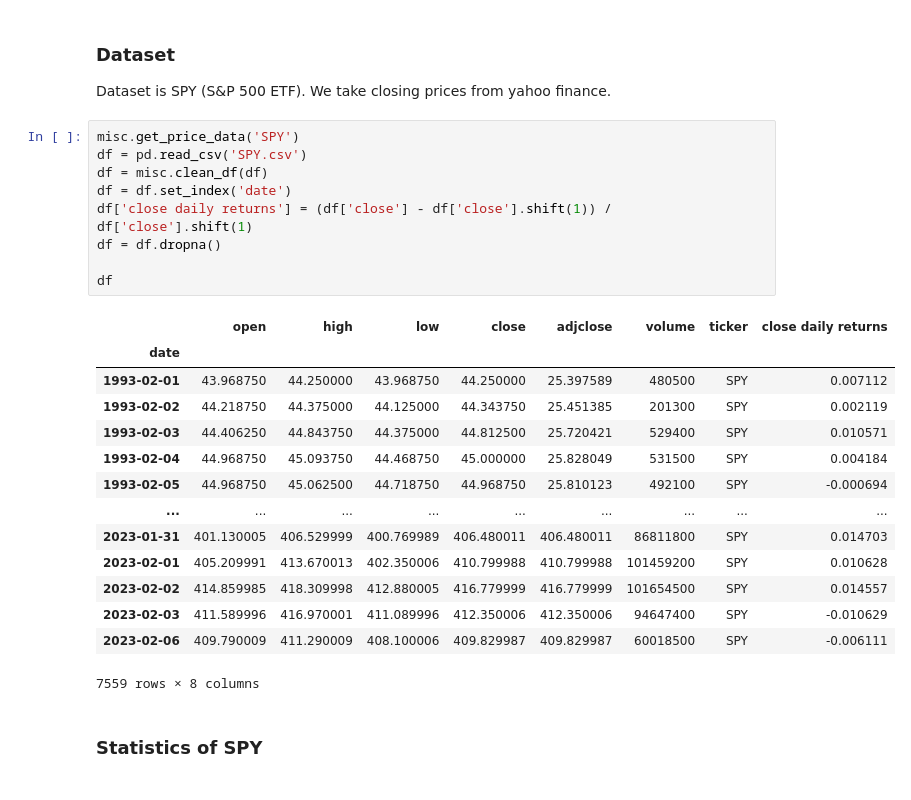
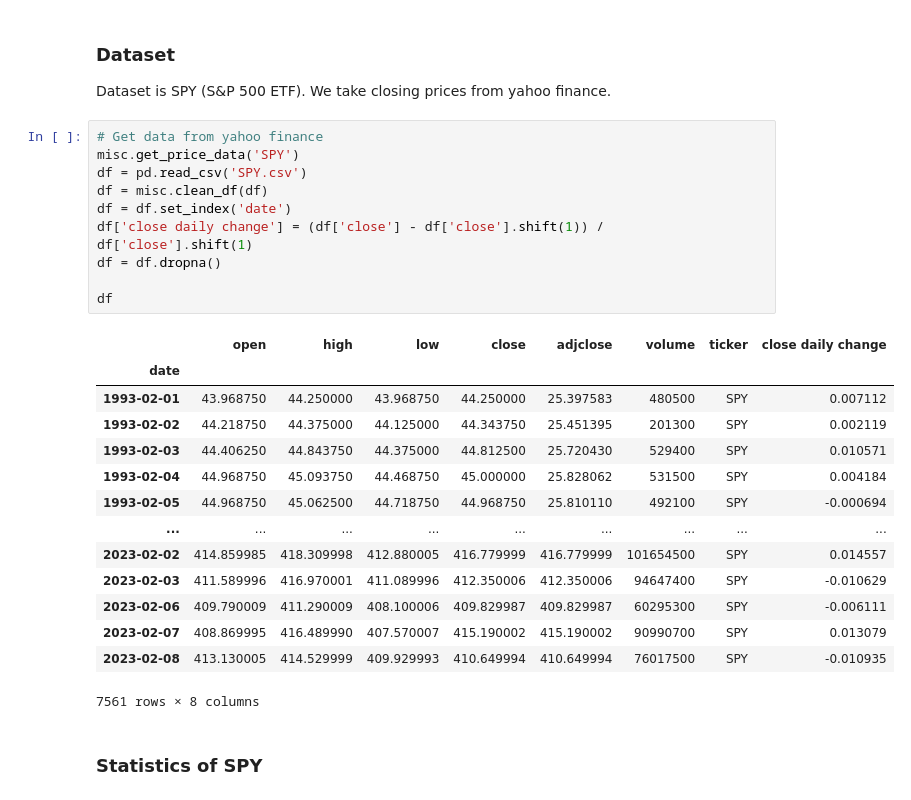
Before and after one commit to ag3nt3154/Quantitative_Finance_Modelling, a Jupyter notebook: Simulation of Strategies/MAIN.ipynb, the cells around one changed output. Cells and saved outputs as stored; diff of their text form.

```diff
--- a/Simulation of Strategies/MAIN.ipynb
+++ b/Simulation of Strategies/MAIN.ipynb
@@ -23,29 +23,30 @@ pd.options.display.max_rows=100
 ### Dataset
 Dataset is SPY (S&P 500 ETF). We take closing prices from yahoo finance.
 # %%
+# Get data from yahoo finance
 misc.get_price_data('SPY')
 df = pd.read_csv('SPY.csv')
 df = misc.clean_df(df)
 df = df.set_index('date')
-df['close daily returns'] = (df['close'] - df['close'].shift(1)) / df['close'].shift(1)
+df['close daily change'] = (df['close'] - df['close'].shift(1)) / df['close'].shift(1)
 df = df.dropna()
 
 df
 # %% [output]
-|  | open | high | low | close | adjclose | volume | ticker | close daily returns |
+|  | open | high | low | close | adjclose | volume | ticker | close daily change |
 | date |  |  |  |  |  |  |  |  |
-| 1993-02-01 | 43.968750 | 44.250000 | 43.968750 | 44.250000 | 25.397589 | 480500 | SPY | 0.007112 |
-| 1993-02-02 | 44.218750 | 44.375000 | 44.125000 | 44.343750 | 25.451385 | 201300 | SPY | 0.002119 |
-| 1993-02-03 | 44.406250 | 44.843750 | 44.375000 | 44.812500 | 25.720421 | 529400 | SPY | 0.010571 |
-| 1993-02-04 | 44.968750 | 45.093750 | 44.468750 | 45.000000 | 25.828049 | 531500 | SPY | 0.004184 |
-| 1993-02-05 | 44.968750 | 45.062500 | 44.718750 | 44.968750 | 25.810123 | 492100 | SPY | -0.000694 |
+| 1993-02-01 | 43.968750 | 44.250000 | 43.968750 | 44.250000 | 25.397583 | 480500 | SPY | 0.007112 |
+| 1993-02-02 | 44.218750 | 44.375000 | 44.125000 | 44.343750 | 25.451395 | 201300 | SPY | 0.002119 |
+| 1993-02-03 | 44.406250 | 44.843750 | 44.375000 | 44.812500 | 25.720430 | 529400 | SPY | 0.010571 |
+| 1993-02-04 | 44.968750 | 45.093750 | 44.468750 | 45.000000 | 25.828062 | 531500 | SPY | 0.004184 |
+| 1993-02-05 | 44.968750 | 45.062500 | 44.718750 | 44.968750 | 25.810110 | 492100 | SPY | -0.000694 |
 | ... | ... | ... | ... | ... | ... | ... | ... | ... |
-| 2023-01-31 | 401.130005 | 406.529999 | 400.769989 | 406.480011 | 406.480011 | 86811800 | SPY | 0.014703 |
-| 2023-02-01 | 405.209991 | 413.670013 | 402.350006 | 410.799988 | 410.799988 | 101459200 | SPY | 0.010628 |
 | 2023-02-02 | 414.859985 | 418.309998 | 412.880005 | 416.779999 | 416.779999 | 101654500 | SPY | 0.014557 |
 | 2023-02-03 | 411.589996 | 416.970001 | 411.089996 | 412.350006 | 412.350006 | 94647400 | SPY | -0.010629 |
-| 2023-02-06 | 409.790009 | 411.290009 | 408.100006 | 409.829987 | 409.829987 | 60018500 | SPY | -0.006111 |
+| 2023-02-06 | 409.790009 | 411.290009 | 408.100006 | 409.829987 | 409.829987 | 60295300 | SPY | -0.006111 |
+| 2023-02-07 | 408.869995 | 416.489990 | 407.570007 | 415.190002 | 415.190002 | 90990700 | SPY | 0.013079 |
+| 2023-02-08 | 413.130005 | 414.529999 | 409.929993 | 410.649994 | 410.649994 | 76017500 | SPY | -0.010935 |
-7559 rows × 8 columns
+7561 rows × 8 columns
 # %% [markdown]
 ### Statistics of SPY
 # %%
```
Also changed, not shown: parts of 22 cells of this notebook, 2 other files.
